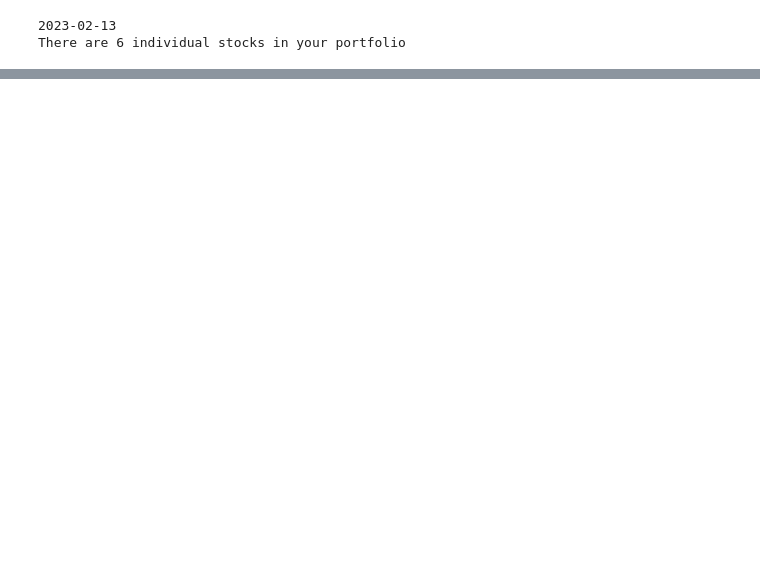
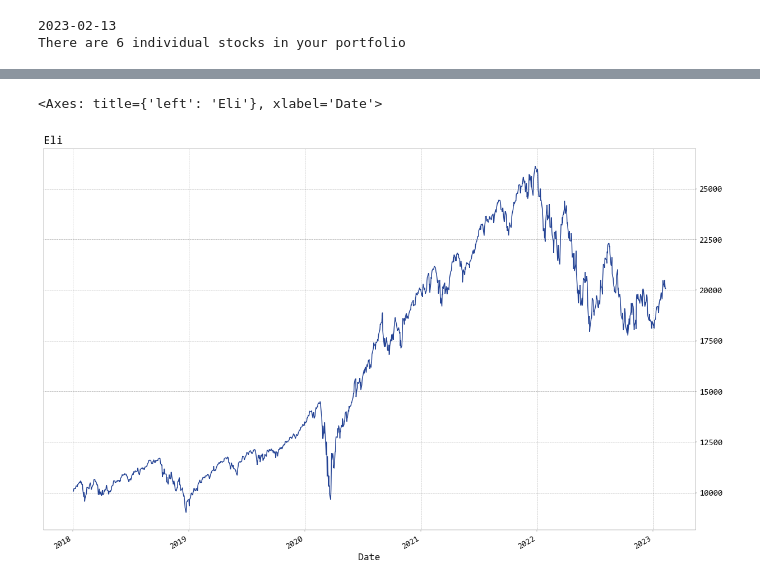
Before and after one commit to omarmoreta/Fintech_Project_1, a Jupyter notebook: Portfolios/Portfolio_Setup_Eli.ipynb, the cells around one changed output, grey strips where cells are left out. Drawn from its saved outputs; the diff is of its cells as text; code cells hidden in the pictures; blank space fills up the shorter version.

```diff
--- a/Portfolios/Portfolio_Setup_Eli.ipynb
+++ b/Portfolios/Portfolio_Setup_Eli.ipynb
@@ -345,0 +137,9 @@ portfolio_std
+# %%
+cummulative_returns = (1 + my_portfolio_returns).cumprod()
+(initial_investment * cummulative_returns).plot(
+    title = "Eli",
+    figsize = (15, 10)
+)
+# %% [output]
+<Axes: title={'left': 'Eli'}, xlabel='Date'>
+[figure, added]
```
Also changed, not shown: parts of 27 cells of this notebook.
